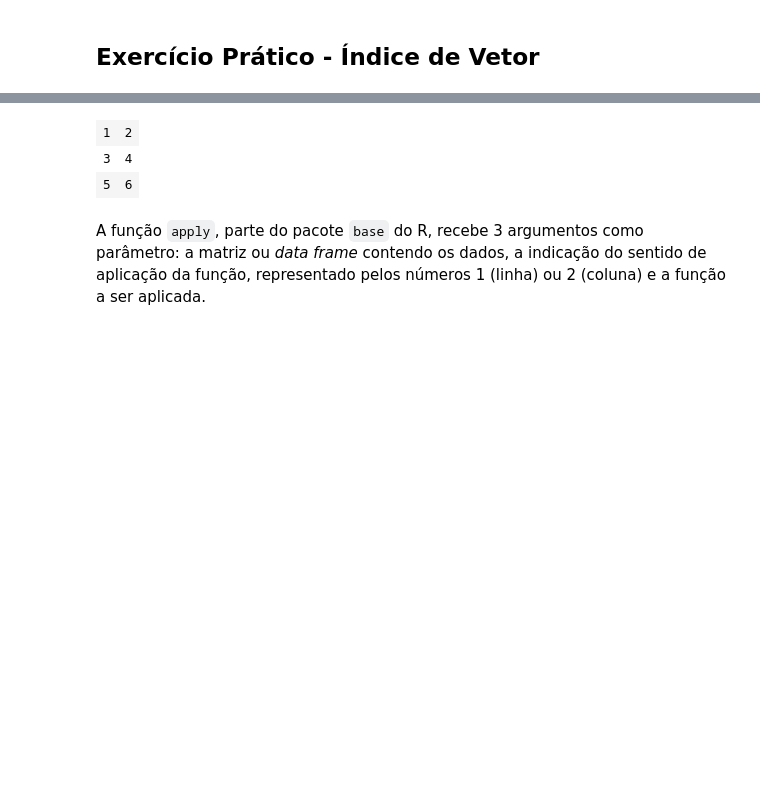
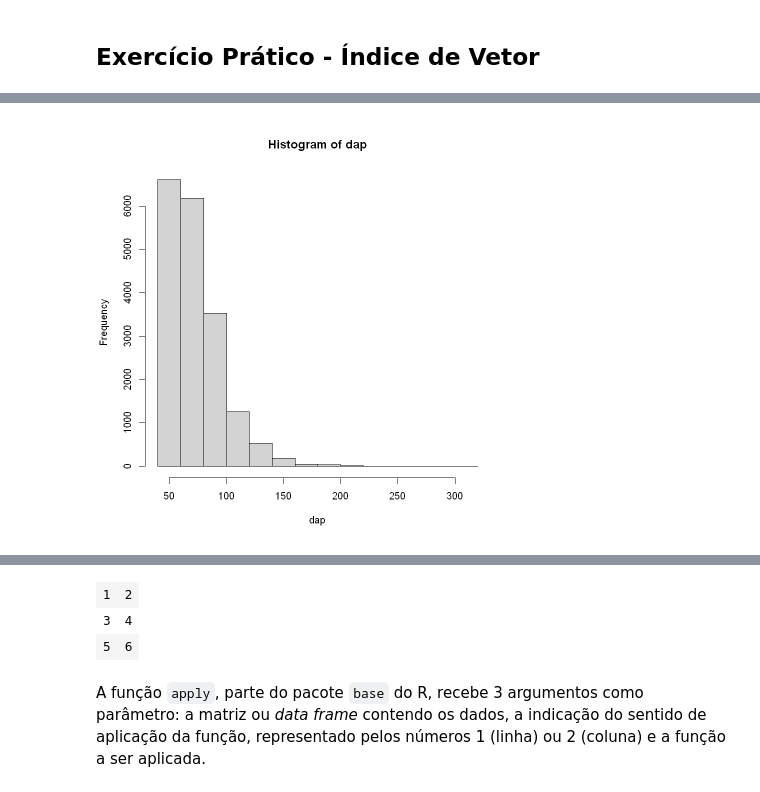
Before and after one commit to robson-cruz/Introducao_Analise_Dados_R, a Jupyter notebook: Modulo_1_Introducao_Linguagem_R.ipynb, the cells around one changed output, grey strips where cells are left out. Saved outputs shown, nothing was run; the diff lists cells and outputs as text; code cells hidden in the pictures; blank space fills up the shorter version.

Commit message:
Visualização Gráfica de Vetores

```diff
--- a/Modulo_1_Introducao_Linguagem_R.ipynb
+++ b/Modulo_1_Introducao_Linguagem_R.ipynb
@@ -216,6 +233,8 @@ nome_cientifico <- read.csv('C:/Users/67147020278/Documents/Introducao_Analise_D
 
 **Exemplo**: Dado o vetor de nome `dap`, o qual armaneza dados de mensuração de diâmetro de milhares de árvores na Floresta Nacional de Altamira, teste se algum elemento é menor ou igual a 40.
 # %%
-dap <- inventario$DAP_cm
+# Leitura dos dados
+load('./data/dados_modulo_1.rda')
+ls()
 # %%
 any(dap >= 40)
@@ -245,0 +290,4 @@ Considerando o vetor de nome `dap`, o qual armaneza dados de mensuração de di
+# %%
+hist(dap)
+# %% [output]
+[figure, added]
```
Also changed, not shown: parts of 71 cells of this notebook.
